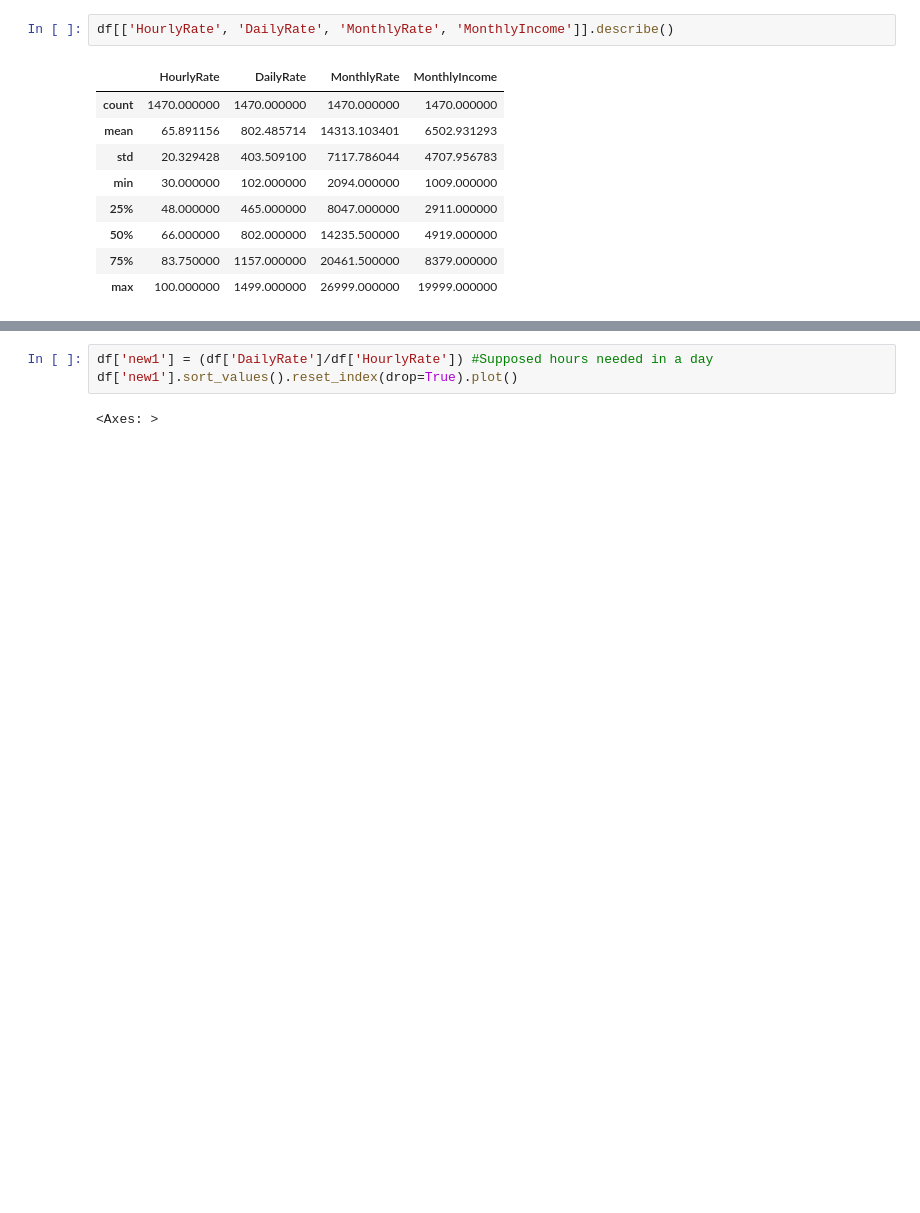
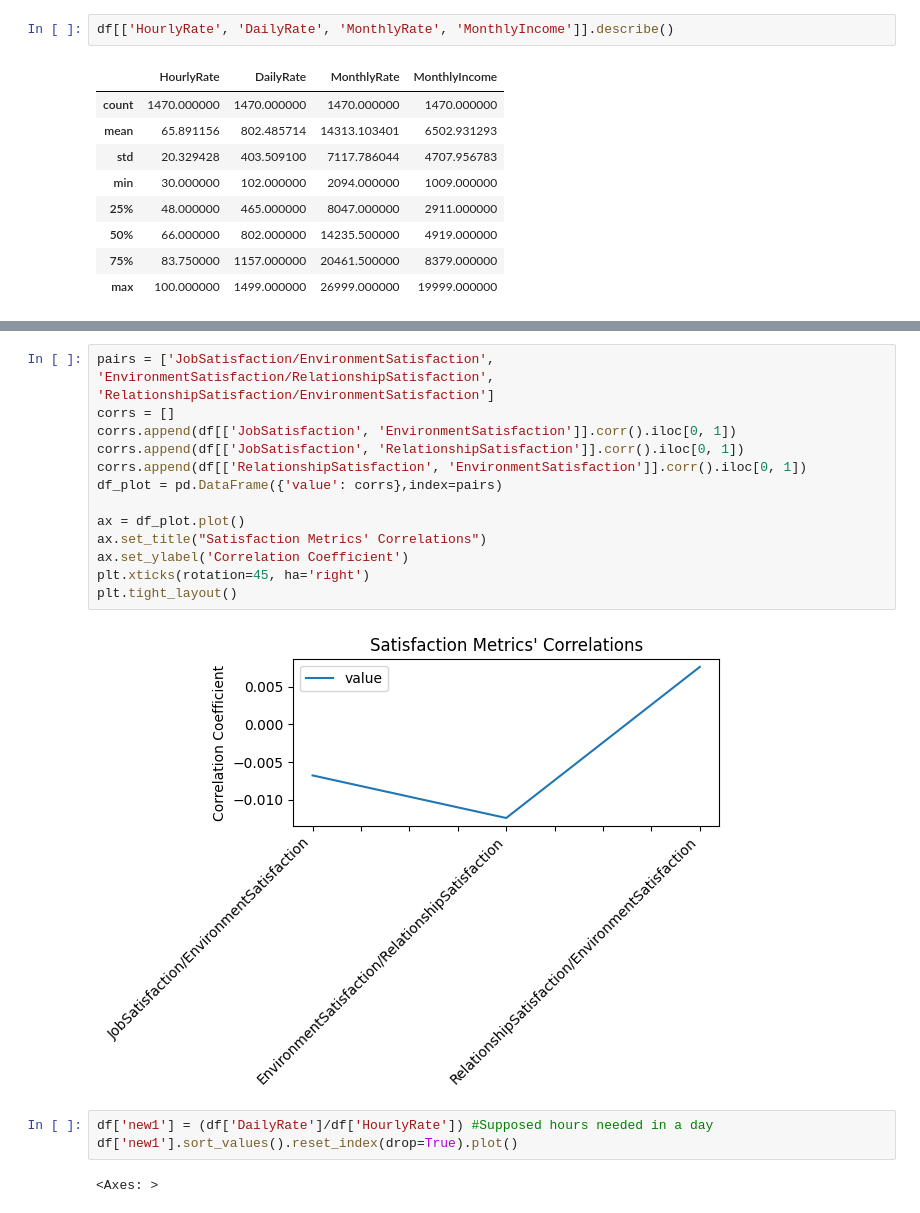
Before and after one commit to remiljw/Capstone-Employee-Churn, a Jupyter notebook: EDA/CAPSTONE.ipynb, the cells around one changed output, grey strips where cells are left out. Saved outputs shown, nothing was run; the diff lists cells and outputs as text; blank space fills up the shorter version.

```diff
--- a/EDA/CAPSTONE.ipynb
+++ b/EDA/CAPSTONE.ipynb
@@ -531,3 +544,18 @@ df[['HourlyRate', 'DailyRate', 'MonthlyRate', 'MonthlyIncome']].describe()
+# %%
+pairs = ['JobSatisfaction/EnvironmentSatisfaction', 'EnvironmentSatisfaction/RelationshipSatisfaction', 'RelationshipSatisfaction/EnvironmentSatisfaction']
+corrs = []
+corrs.append(df[['JobSatisfaction', 'EnvironmentSatisfaction']].corr().iloc[0, 1])
+corrs.append(df[['JobSatisfaction', 'RelationshipSatisfaction']].corr().iloc[0, 1])
+corrs.append(df[['RelationshipSatisfaction', 'EnvironmentSatisfaction']].corr().iloc[0, 1])
+df_plot = pd.DataFrame({'value': corrs},index=pairs)
+
+ax = df_plot.plot()
+ax.set_title("Satisfaction Metrics' Correlations")
+ax.set_ylabel('Correlation Coefficient')
+plt.xticks(rotation=45, ha='right')
+plt.tight_layout()
+# %% [output]
+[figure, added]
 # %%
 df['new1'] = (df['DailyRate']/df['HourlyRate']) #Supposed hours needed in a day
 df['new1'].sort_values().reset_index(drop=True).plot()
```
Also changed, not shown: parts of 15 cells of this notebook.
